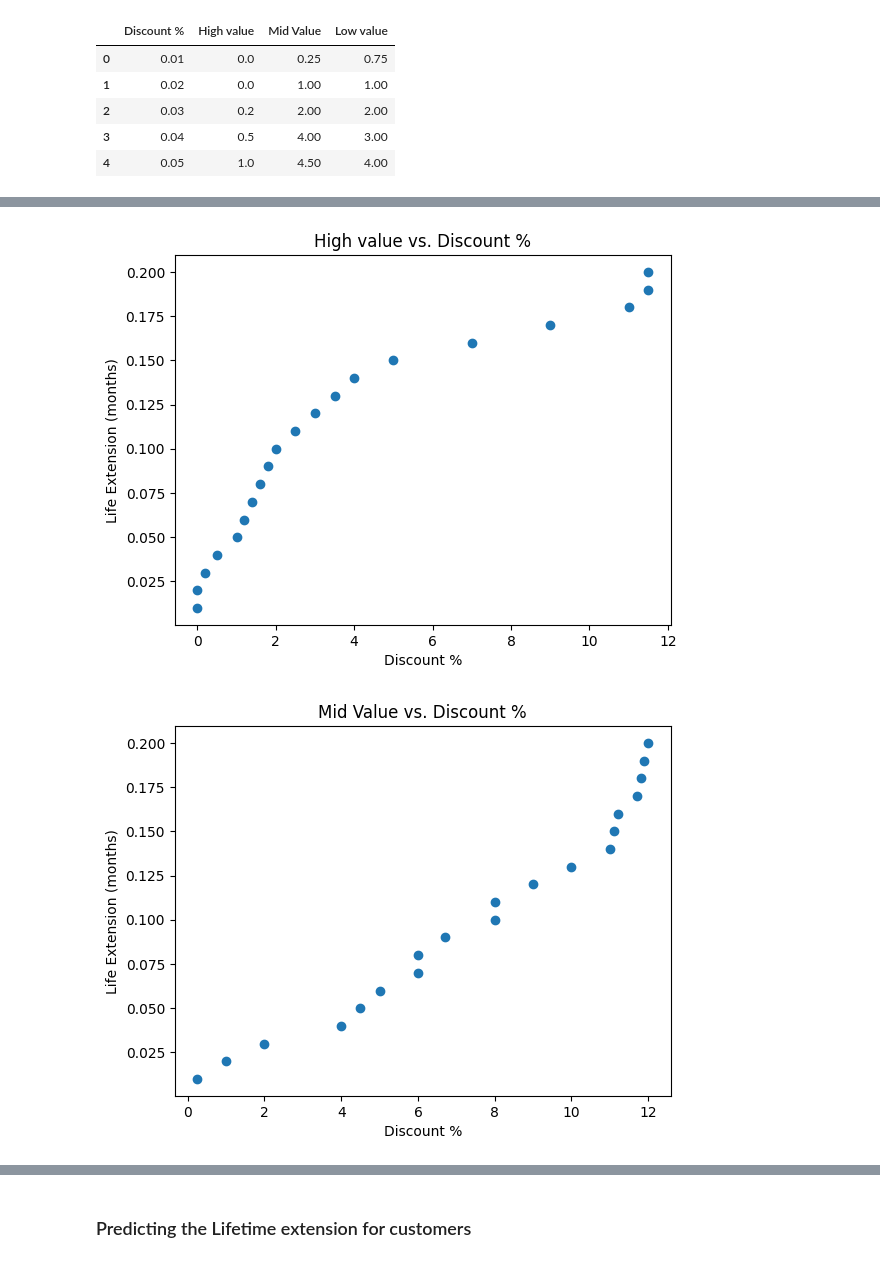
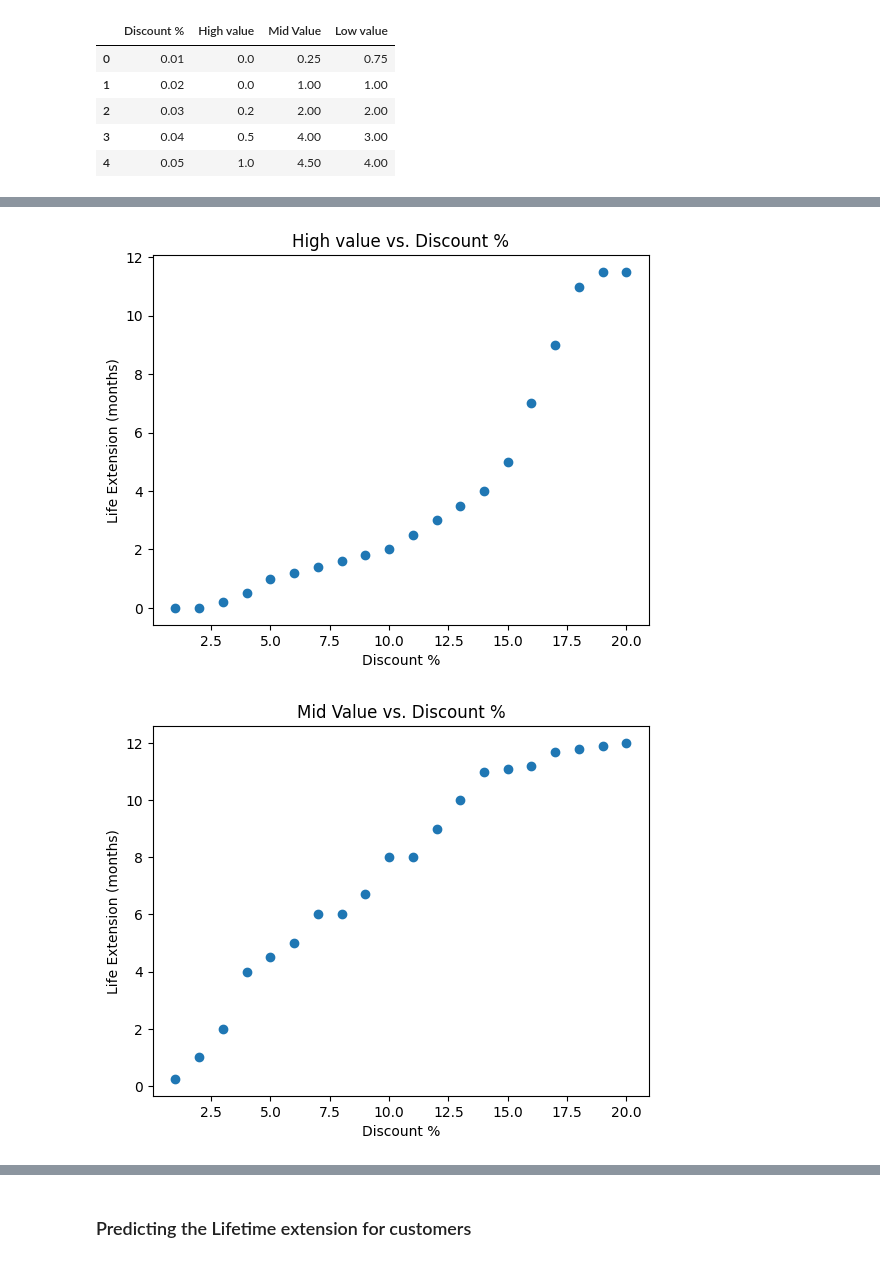
Before and after one commit to anantjoshi27/Schrodinger-s-Cats-group-exercise-5, a Jupyter notebook: Group Exercise_AJs_code.ipynb, the cells around one changed output, grey strips where cells are left out. Cells and saved outputs as stored; diff of their text form; code cells hidden in the pictures.

```diff
--- a/Group Exercise_AJs_code.ipynb
+++ b/Group Exercise_AJs_code.ipynb
@@ -14,3 +17,5 @@ data.head(5)
 | 2 | 0.03 | 0.2 | 2.00 | 2.00 |
 | 3 | 0.04 | 0.5 | 4.00 | 3.00 |
 | 4 | 0.05 | 1.0 | 4.50 | 4.00 |
+# %%
+data[['Discount %']]=data[['Discount %']]*100
@@ -17,11 +31,11 @@ data.head(5)
 # %%
 #Print the Scatter plots for the 3 segments.
 for i in range(1, 4):
-    plt.scatter(data[data.columns[i]], data['Discount %'])
+    plt.scatter( data['Discount %'],data[data.columns[i]])
     plt.title(f"{data.columns[i]} vs. Discount %")
     plt.xlabel('Discount %')
     plt.ylabel('Life Extension (months)')
     plt.show()
 # %% [output]
-[figure, old version]
+[figure, new version]
-[figure, old version]
+[figure, new version]
```
Also changed, not shown: parts of 36 cells of this notebook.
